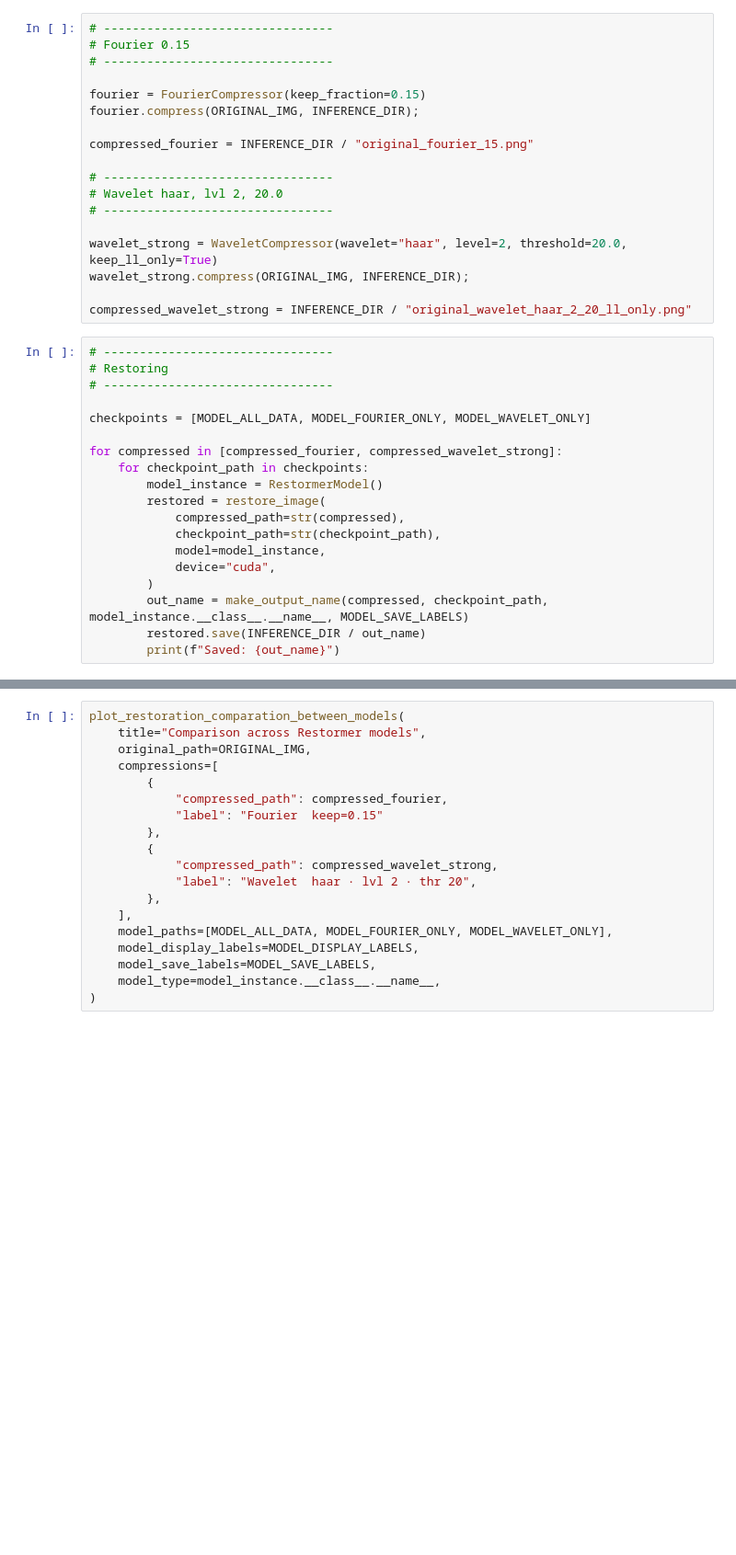
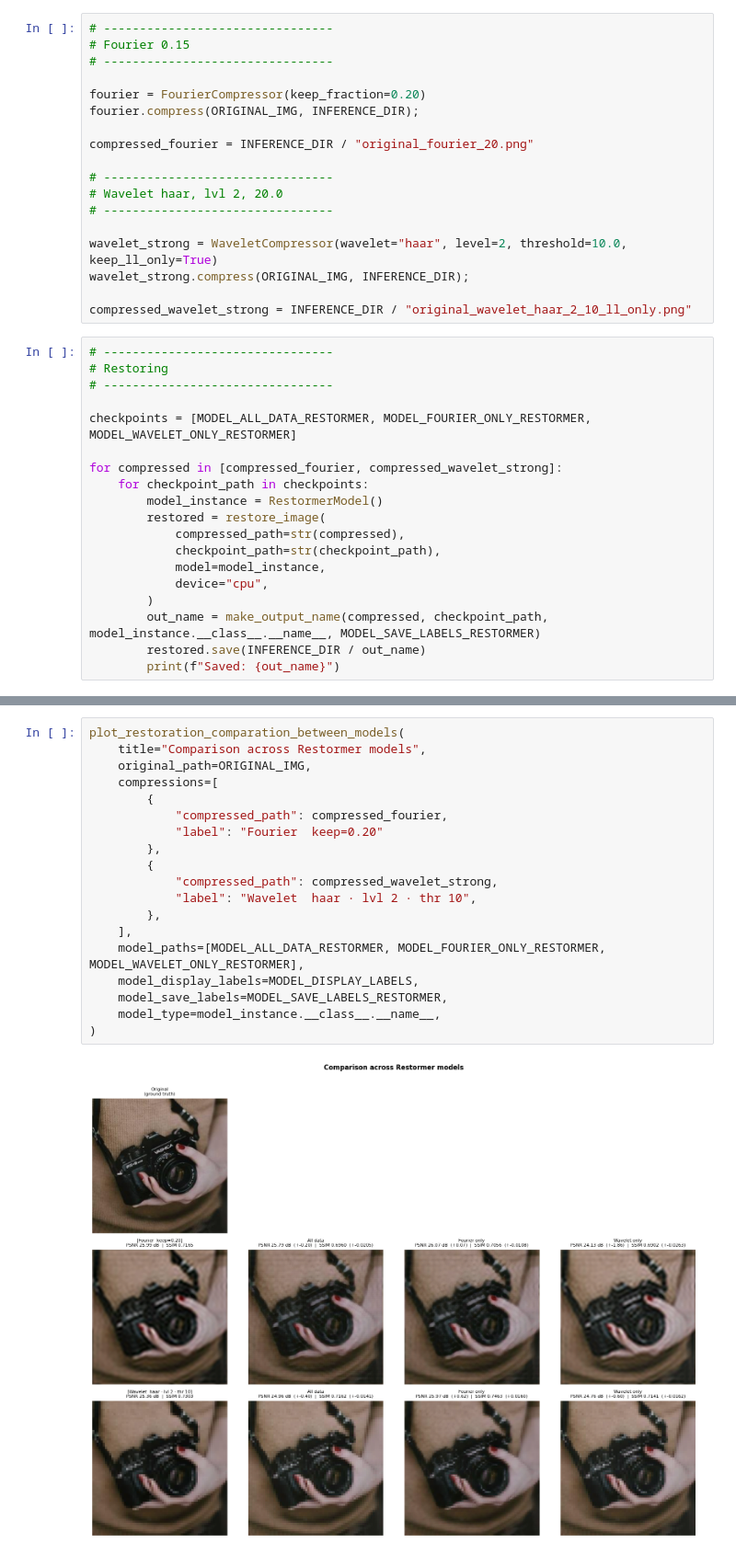
Before and after one commit to enrico-favale/deep-image-restoration, a Jupyter notebook: notebooks/07_inference on never_seen_compressions.ipynb, the cells around one changed output, grey strips where cells are left out. Shown at 92% size. Drawn from its saved outputs; the diff is of its cells as text; blank space fills up the shorter version.

Commit message:
More inference

```diff
--- a/notebooks/07_inference on never_seen_compressions.ipynb
+++ b/notebooks/07_inference on never_seen_compressions.ipynb
@@ -48,25 +64,25 @@ MODEL_DISPLAY_LABELS = ["All data", "Fourier only", "Wavelet only"]
 # Fourier 0.15
 # --------------------------------
 
-fourier = FourierCompressor(keep_fraction=0.15)
+fourier = FourierCompressor(keep_fraction=0.20)
 fourier.compress(ORIGINAL_IMG, INFERENCE_DIR);
 
-compressed_fourier = INFERENCE_DIR / "original_fourier_15.png"
+compressed_fourier = INFERENCE_DIR / "original_fourier_20.png"
 
 # --------------------------------
 # Wavelet haar, lvl 2, 20.0
 # --------------------------------
 
-wavelet_strong = WaveletCompressor(wavelet="haar", level=2, threshold=20.0, keep_ll_only=True)
+wavelet_strong = WaveletCompressor(wavelet="haar", level=2, threshold=10.0, keep_ll_only=True)
 wavelet_strong.compress(ORIGINAL_IMG, INFERENCE_DIR);
 
-compressed_wavelet_strong = INFERENCE_DIR / "original_wavelet_haar_2_20_ll_only.png"
+compressed_wavelet_strong = INFERENCE_DIR / "original_wavelet_haar_2_10_ll_only.png"
 # %%
 # --------------------------------
 # Restoring
 # --------------------------------
 
-checkpoints = [MODEL_ALL_DATA, MODEL_FOURIER_ONLY, MODEL_WAVELET_ONLY]
+checkpoints = [MODEL_ALL_DATA_RESTORMER, MODEL_FOURIER_ONLY_RESTORMER, MODEL_WAVELET_ONLY_RESTORMER]
 
 for compressed in [compressed_fourier, compressed_wavelet_strong]:
     for checkpoint_path in checkpoints:
@@ -75,9 +91,9 @@ for compressed in [compressed_fourier, compressed_wavelet_strong]:
             compressed_path=str(compressed),
             checkpoint_path=str(checkpoint_path),
             model=model_instance,
-            device="cuda",
+            device="cpu",
         )
-        out_name = make_output_name(compressed, checkpoint_path, model_instance.__class__.__name__, MODEL_SAVE_LABELS)
+        out_name = make_output_name(compressed, checkpoint_path, model_instance.__class__.__name__, MODEL_SAVE_LABELS_RESTORMER)
         restored.save(INFERENCE_DIR / out_name)
         print(f"Saved: {out_name}")
 # %% [output]
@@ -87,22 +106,24 @@ KeyboardInterrupt:
 # %%
 plot_restoration_comparation_between_models(
     title="Comparison across Restormer models",
     original_path=ORIGINAL_IMG,
     compressions=[
         {
             "compressed_path": compressed_fourier,
-            "label": "Fourier  keep=0.15"
+            "label": "Fourier  keep=0.20"
         },
         {
             "compressed_path": compressed_wavelet_strong,
-            "label": "Wavelet  haar · lvl 2 · thr 20",
+            "label": "Wavelet  haar · lvl 2 · thr 10",
         },
     ],
-    model_paths=[MODEL_ALL_DATA, MODEL_FOURIER_ONLY, MODEL_WAVELET_ONLY],
+    model_paths=[MODEL_ALL_DATA_RESTORMER, MODEL_FOURIER_ONLY_RESTORMER, MODEL_WAVELET_ONLY_RESTORMER],
     model_display_labels=MODEL_DISPLAY_LABELS,
-    model_save_labels=MODEL_SAVE_LABELS,
+    model_save_labels=MODEL_SAVE_LABELS_RESTORMER,
     model_type=model_instance.__class__.__name__,
 )
+# %% [output]
+[figure, added]
 # %%
 # --------------------------------
 # Restoring
```
Also changed, not shown: parts of 4 cells of this notebook, 24 other files.
